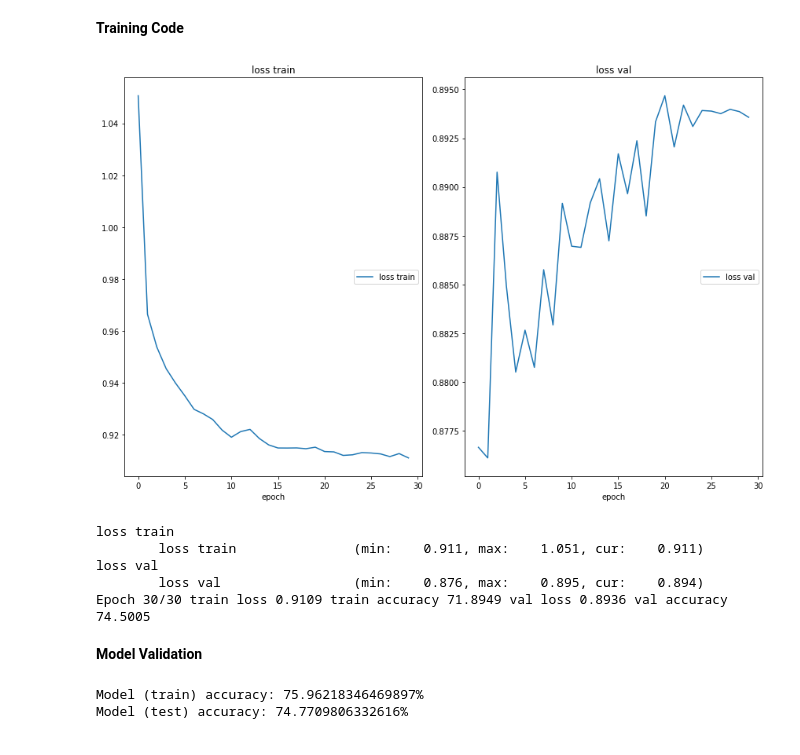
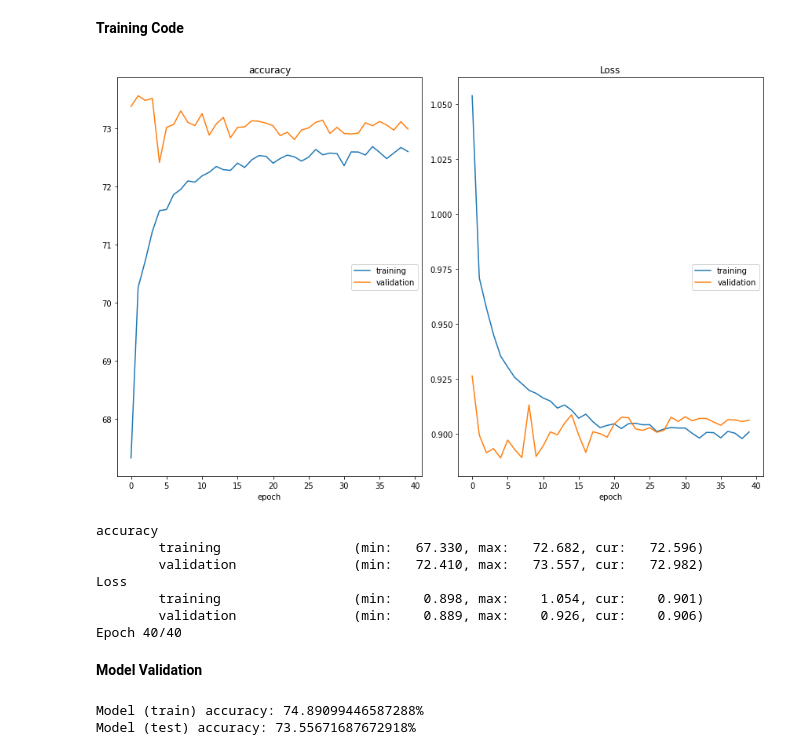
Before and after one commit to sacktock/EDVAM-models, a Jupyter notebook: LSTM_classifier.ipynb, the cells around one changed output. Saved outputs shown, nothing was run; the diff lists cells and outputs as text; code cells hidden in the pictures.

```diff
--- a/LSTM_classifier.ipynb
+++ b/LSTM_classifier.ipynb
@@ -52,9 +51,9 @@ device = torch.device("cuda" if torch.cuda.is_available() else "cpu")
 # %%
 batch_size = 32
 learning_rate = 0.1
-n_epoch = 30
+n_epoch = 40
 
-lr_halflife = 15. # learning rate decay in epochs
+lr_halflife = 20. # learning rate decay in epochs
 lr_decay_rate = .1**(1./lr_halflife) # decay by a factor of 10 after 20 epochs
 # %% [markdown]
 **Import Dataset**
@@ -85,10 +84,10 @@ test_set = (test_set - means) / stds
 train_data = TensorDataset(torch.from_numpy(train_set), torch.from_numpy(train_label))
 test_data = TensorDataset(torch.from_numpy(test_set), torch.from_numpy(test_label))
 
-train_loader = torch.utils.data.DataLoader(train_data, batch_size=batch_size, shuffle=True, drop_last=True)
-test_loader = torch.utils.data.DataLoader(test_data, batch_size=batch_size, shuffle=True)
+train_loader = DataLoader(train_data, batch_size=batch_size, shuffle=True, drop_last=True)
+test_loader = DataLoader(test_data, batch_size=batch_size, shuffle=True)
 
-data_loaders = {"train": train_loader, "test": test_loader}
+dataloaders = {"train": train_loader, "test": test_loader}
 # %% [markdown]
 **Looking at the Dataset**
 # %%
@@ -188,7 +205,7 @@ liveplot = PlotLosses()
 # %%
 class LSTMModel(nn.Module):
 
-  def __init__(self, input_size, output_size, hidden_dim=12, num_layers=2, dropout=0.4):
+  def __init__(self, input_size, output_size, hidden_dim=20, num_layers=3, dropout=0):
     super().__init__()
     self.input_size = input_size
     self.output_size = output_size
@@ -234,7 +251,7 @@ class LSTMModel(nn.Module):
     lstm_out, _ = self.lstm(input, hidden)
     last_lstm_out = lstm_out[:, -1, :].view(-1, self.hidden_dim)
 
-    output = self.linear(self.drop(last_lstm_out))
+    output = self.linear(last_lstm_out)
     return output
 
 input_size = 12
@@ -267,7 +284,7 @@ while (epoch < n_epoch):
     correct = 0
     total = 0
 
-    for batch_data, labels in data_loaders[phase]:
+    for batch_data, labels in dataloaders[phase]:
       batch_data, labels = batch_data.to(device), labels.to(device)
 
       if phase == "train":
@@ -290,41 +307,43 @@ while (epoch < n_epoch):
           print("error")
 
       output = model(batch_data)
       loss = nn.CrossEntropyLoss()(output.squeeze(), labels.long())
 
       # parameter update step
       if phase == "train":
         optim.zero_grad()
         loss.backward()
         optim.step()
 
       _, predicted = torch.max(output, dim=1)
       total += labels.shape[0]
       correct += int((predicted == labels).sum())
       losses += loss.item() * labels.shape[0]
 
     epoch_acc[phase] = 100*(correct / total)
     epoch_loss[phase] = losses / total
 
     if phase == "test" and epoch_acc[phase] > best_val_acc:
       best_val_acc = epoch_acc[phase]
       torch.save({'model':model.state_dict()}, 'drive/My Drive/training/LSTM1.chkpt')
 
   epoch += 1
 
   learning_rate *= lr_decay_rate
   set_lr(learning_rate)
 
-  liveplot.update({"loss train" : epoch_loss["train"], "loss val" : epoch_loss["test"]})
+  liveplot.update({"loss" : epoch_loss["train"], "val_loss" : epoch_loss["test"], "accuracy" : epoch_acc["train"], "val_accuracy" : epoch_acc["test"]})
   liveplot.send()
-  print('Epoch {}/{} train loss {:.4f} train accuracy {:.4f} val loss {:.4f} val accuracy {:.4f}'.format(epoch, n_epoch, epoch_loss["train"], epoch_acc["train"], epoch_loss["test"], epoch_acc["test"]))
+  print('Epoch {}/{}'.format(epoch, n_epoch))
 # %% [output]
-[figure, old version]
+[figure, new version]
-loss train
-        loss train               (min:    0.911, max:    1.051, cur:    0.911)
-loss val
-        loss val                 (min:    0.876, max:    0.895, cur:    0.894)
-Epoch 30/30 train loss 0.9109 train accuracy 71.8949 val loss 0.8936 val accuracy 74.5005
+accuracy
+        training                 (min:   67.330, max:   72.682, cur:   72.596)
+        validation               (min:   72.410, max:   73.557, cur:   72.982)
+Loss
+        training                 (min:    0.898, max:    1.054, cur:    0.901)
+        validation               (min:    0.889, max:    0.926, cur:    0.906)
+Epoch 40/40
 # %% [markdown]
 **Model Validation**
 # %%
@@ -340,7 +359,7 @@ with torch.no_grad():
   for phase in ["train", "test"]:
     correct = 0
     total = 0
-    for batch_data, labels in data_loaders[phase]:
+    for batch_data, labels in dataloaders[phase]:
       batch_data, labels = batch_data.to(device), labels.to(device).long()
 
       if phase == "train":
@@ -358,5 +377,5 @@ with torch.no_grad():
 
     print(f"Model ({phase}) accuracy: {100*(correct / total)}%")
 # %% [output]
-Model (train) accuracy: 75.96218346469897%
-Model (test) accuracy: 74.7709806332616%
+Model (train) accuracy: 74.89099446587288%
+Model (test) accuracy: 73.55671687672918%
```
Also changed, not shown: parts of 4 cells of this notebook.
